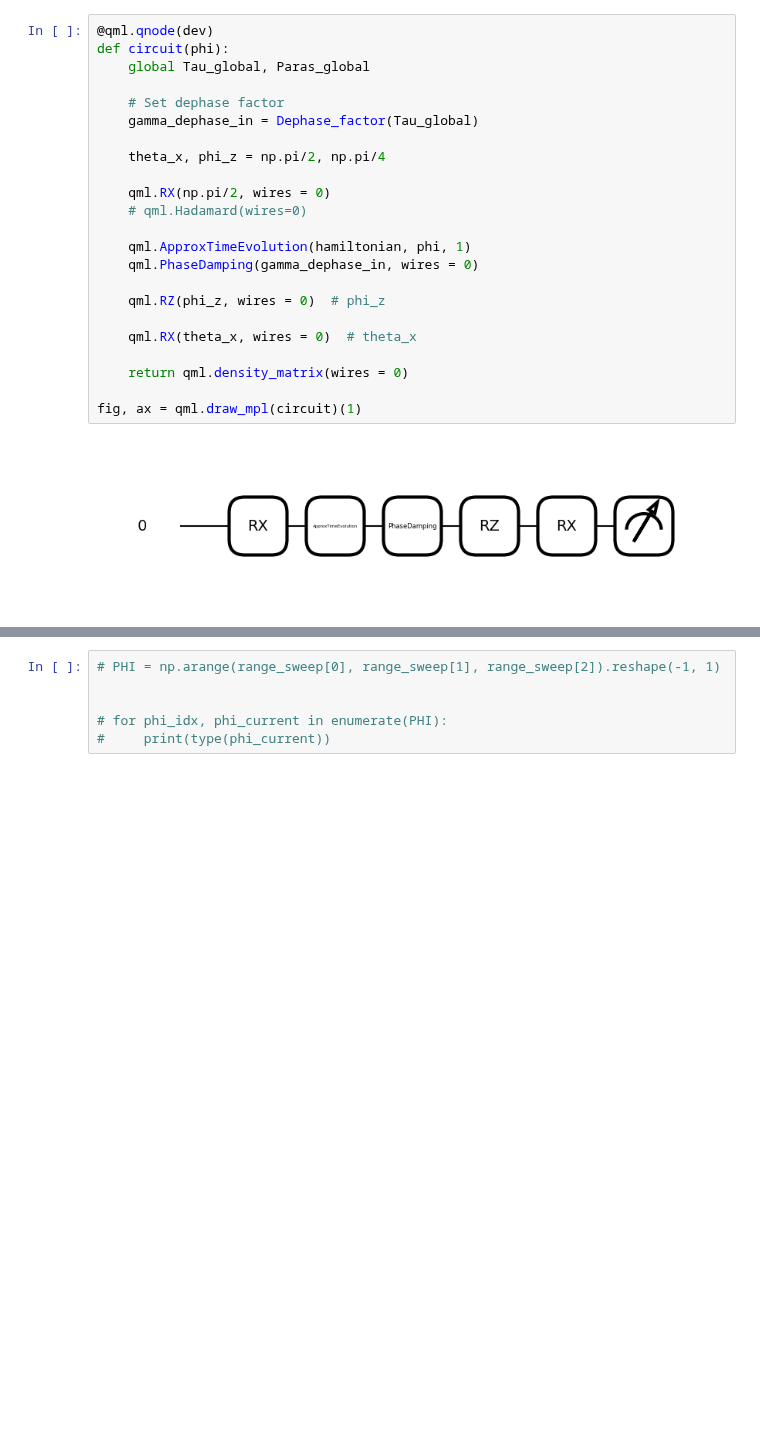
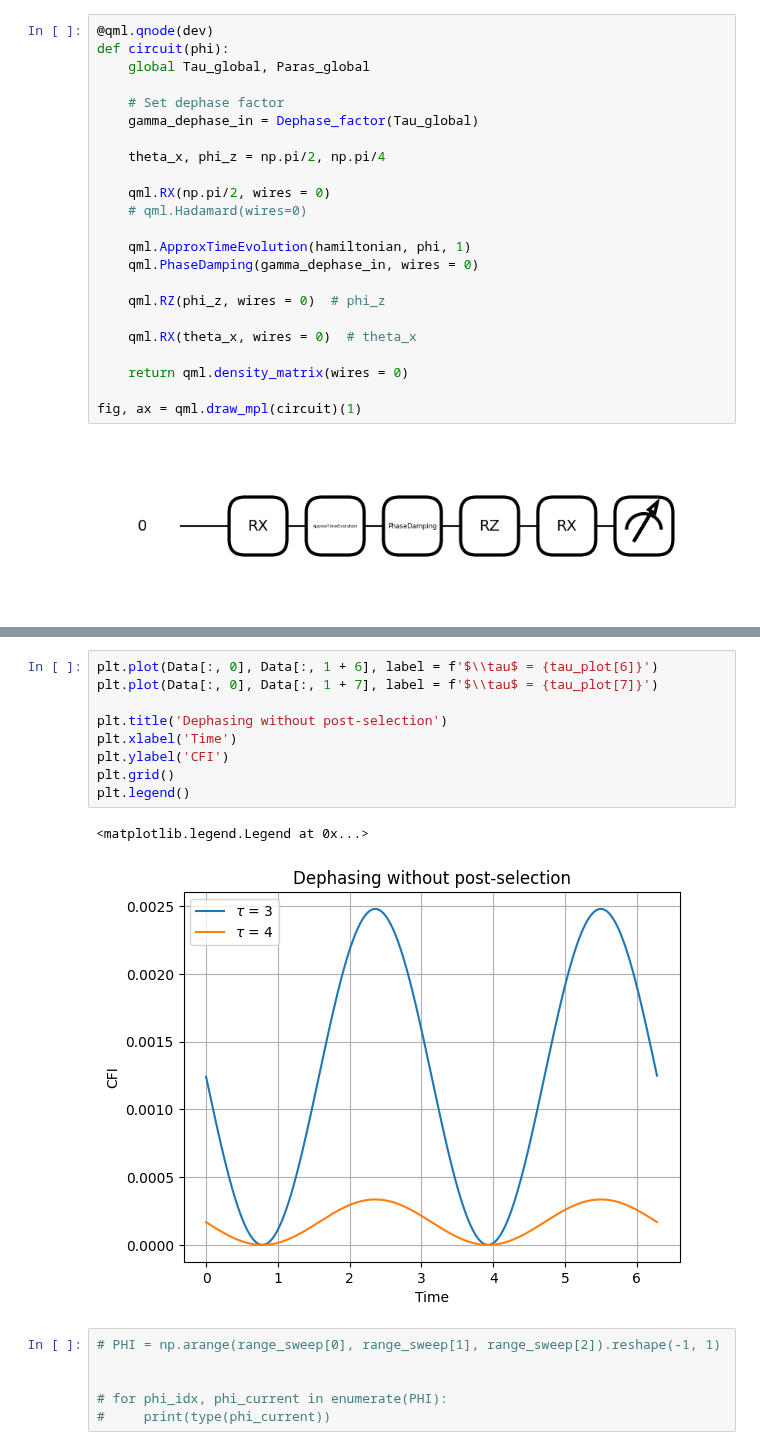
Before and after one commit to iridescent0923/Quantum_Optimization, a Jupyter notebook: Pennylane_Workspace/Metrology/CFI_optimize/Complete/1-qubit/Dephasing_[1-qubit;No_ps].ipynb, the cells around one changed output, grey strips where cells are left out. Cells and saved outputs as stored; diff of their text form; blank space fills up the shorter version.

```diff
--- a/Pennylane_Workspace/Metrology/CFI_optimize/Complete/1-qubit/Dephasing_[1-qubit;No_ps].ipynb
+++ b/Pennylane_Workspace/Metrology/CFI_optimize/Complete/1-qubit/Dephasing_[1-qubit;No_ps].ipynb
@@ -93,3 +94,15 @@ plt.legend()
+# %%
+plt.plot(Data[:, 0], Data[:, 1 + 6], label = f'$\\tau$ = {tau_plot[6]}')
+plt.plot(Data[:, 0], Data[:, 1 + 7], label = f'$\\tau$ = {tau_plot[7]}')
+
+plt.title('Dephasing without post-selection')
+plt.xlabel('Time')
+plt.ylabel('CFI')
+plt.grid()
+plt.legend()
+# %% [output]
+<matplotlib.legend.Legend at 0x...>
+[figure, added]
 # %%
 # PHI = np.arange(range_sweep[0], range_sweep[1], range_sweep[2]).reshape(-1, 1)
 
```
Also changed, not shown: parts of 2 cells of this notebook, 28 other files.
